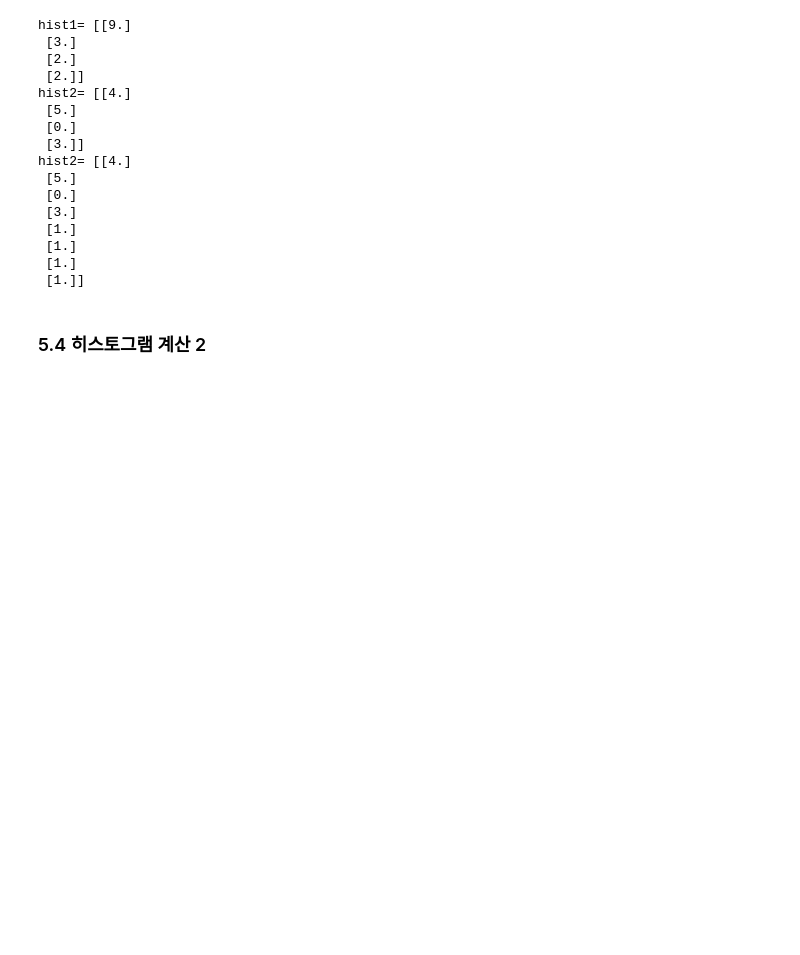
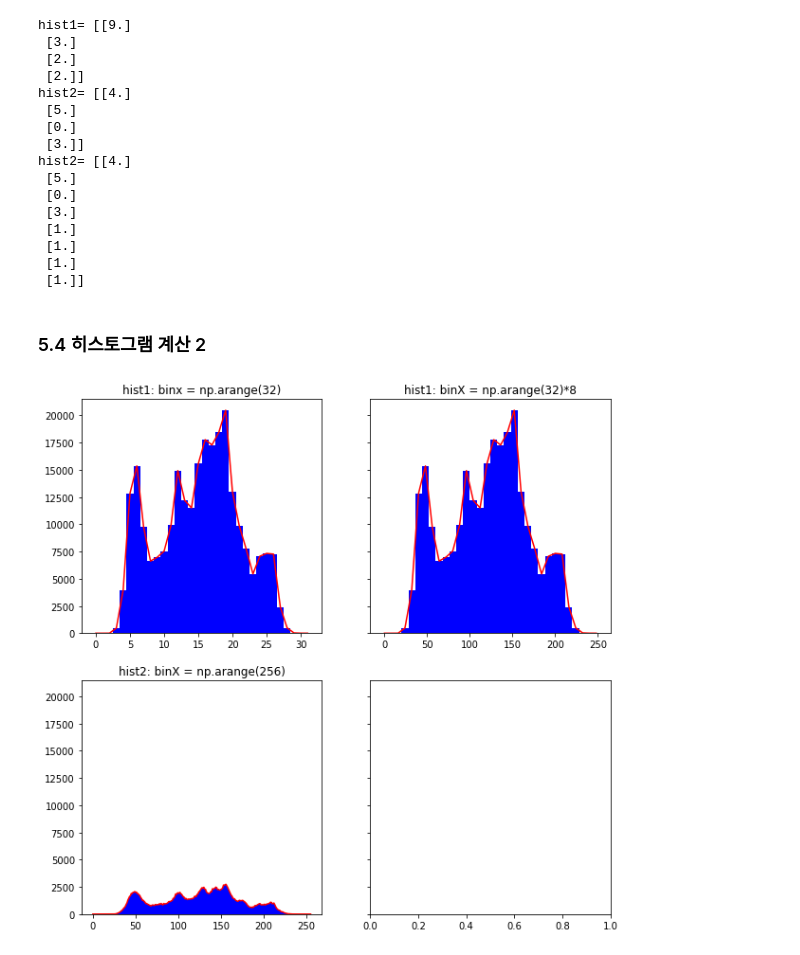
Before and after one commit to sedoll/knu_opencv, a Jupyter notebook: chap05/chap05.ipynb, the cells around one changed output. Saved outputs shown, nothing was run; the diff lists cells and outputs as text; code cells hidden in the pictures; blank space fills up the shorter version.

```diff
--- a/chap05/chap05.ipynb
+++ b/chap05/chap05.ipynb
@@ -189,3 +189,40 @@ hist2= [[4.]
  [1.]]
 # %% [markdown]
 ### 5.4 히스토그램 계산 2
+# %%
+import cv2
+import numpy as np
+from matplotlib import pyplot as plt
+
+src = cv2.imread('C:/data/lena.jpg', cv2.IMREAD_GRAYSCALE)
+
+# 256개의 밝기 단계를 32(0~31)개로 나타냄
+hist1 = cv2.calcHist(images=[src], channels=[0], mask=None, histSize=[32], ranges=[0, 256])
+
+# 256개의 밝기 단계를 256개(0~255)로 나타냄
+hist2 = cv2.calcHist(images=[src], channels=[0], mask=None, histSize=[256], ranges=[0, 256])
+
+hist1 = hist1.flatten()
+hist2 = hist2.flatten()
+
+fig, ax = plt.subplots(2, 2, figsize=(10, 10), sharey=True)
+fig.canvas.manager.set_window_title('plt')
+
+ax[0][0].set_title('hist1: binx = np.arange(32)')
+ax[0][0].plot(hist1, color = 'r') # 꺾은 선 그래프
+binX = np.arange(32)
+ax[0][0].bar(binX, hist1, width=1, color='b') # 막대 그래프
+
+ax[0][1].set_title('hist1: binX = np.arange(32)*8')
+binX = np.arange(32) * 8
+ax[0][1].plot(binX, hist1, color='r')
+ax[0][1].bar(binX, hist1, width=8, color='b')
+
+ax[1][0].set_title('hist2: binX = np.arange(256)')
+ax[1][0].plot(hist2, color='r')
+binX = np.arange(256)
+ax[1][0].bar(binX, hist2, width=1, color='b')
+
+plt.show()
+# %% [output]
+[figure, added]
```
Also changed, not shown: parts of 12 cells of this notebook.
